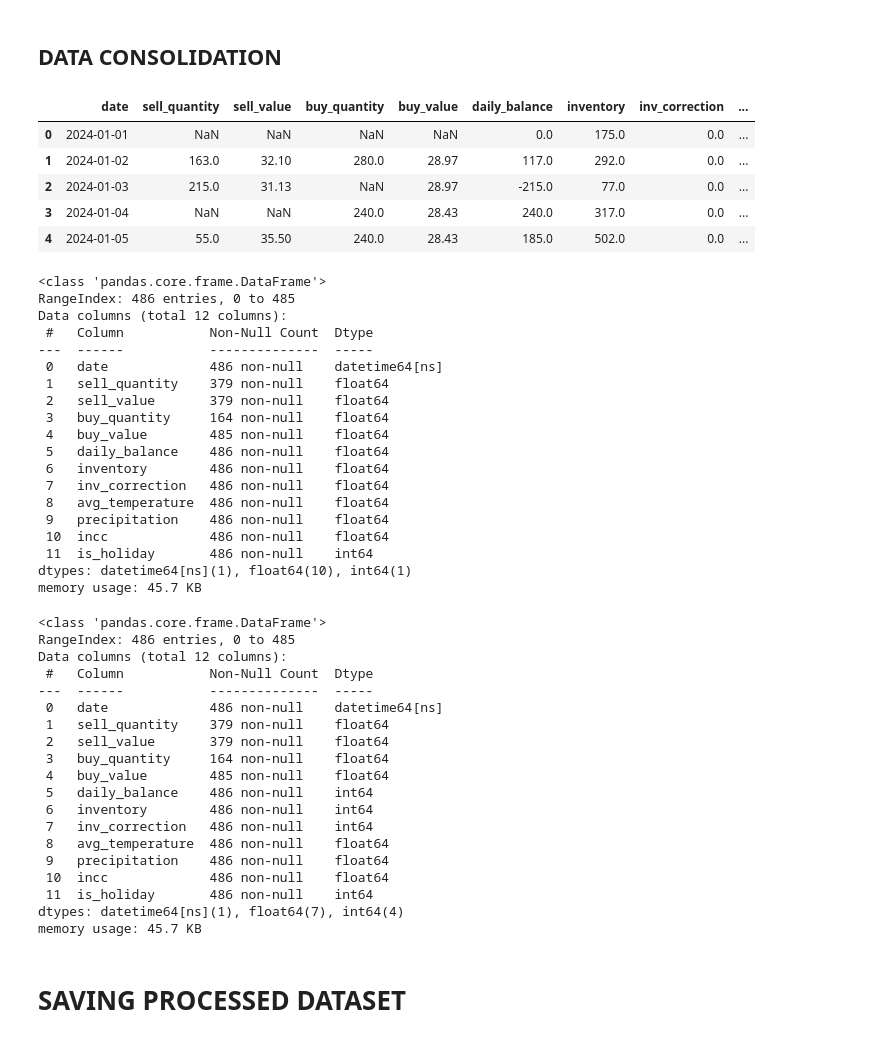
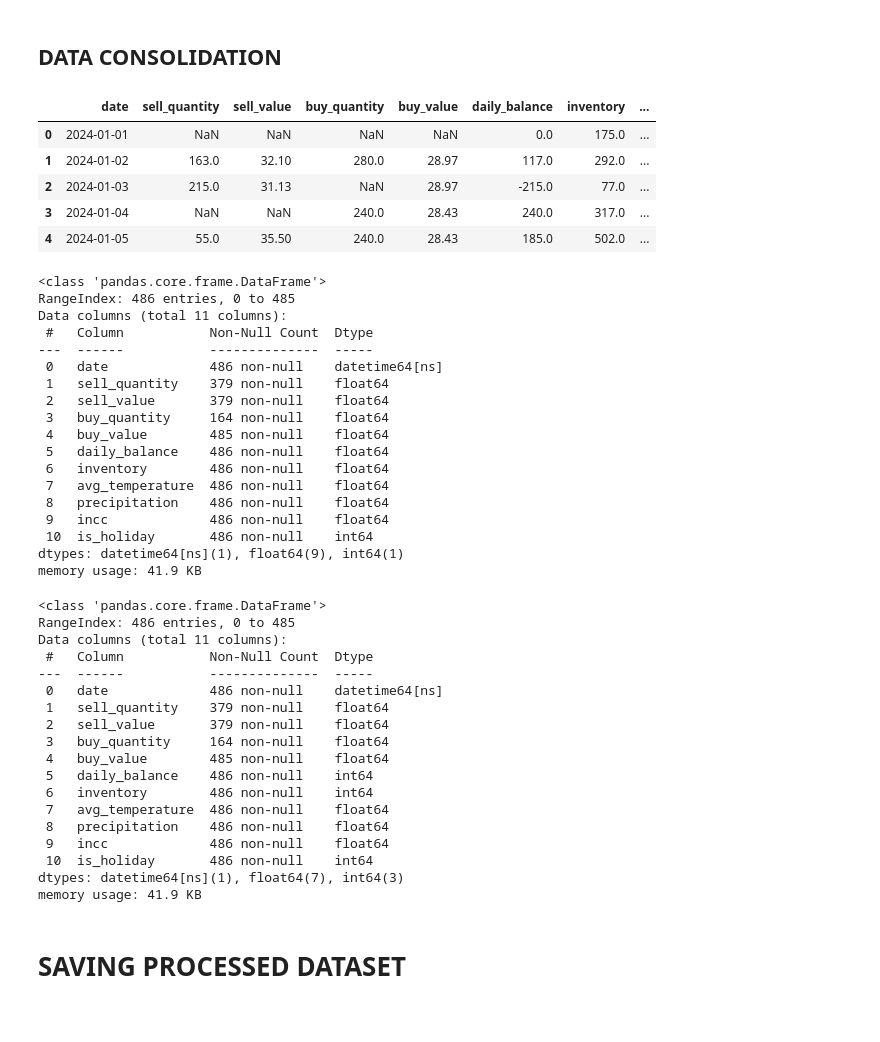
Before and after one commit to fabiogaldinho/Dynamic-Pricing, a Jupyter notebook: notebooks/01_Data_Cleaning.ipynb, the cells around one changed output. Saved outputs shown, nothing was run; the diff lists cells and outputs as text; code cells hidden in the pictures.

```diff
--- a/notebooks/01_Data_Cleaning.ipynb
+++ b/notebooks/01_Data_Cleaning.ipynb
@@ -625,32 +721,32 @@ PBInv(inventory_df[['daily_balance', 'inventory']], "../visuals/10.DailyBalanceI
 # %%
 df = pd.date_range(start = '2024-01-01', end = '2025-04-30', freq = 'D')
 df = pd.DataFrame({'date': df})
 
 df = df.merge(sell_df, on = 'date', how = 'left') \
         .merge(buy_df, on = 'date', how = 'left') \
         .merge(inventory_df, on = 'date', how = 'left') \
         .merge(weather_df, on = 'date', how = 'left') \
         .merge(incc_df, on = 'date', how = 'left') \
         .merge(holidays_df, on = 'date', how = 'left')
 
 df['buy_value'] = df['buy_value'].fillna(method = 'ffill')
 
-df = df.drop('stock_count', axis = 1)
+df = df.drop(columns = {'stock_count', 'inv_correction'}, axis = 1)
 
 df.head()
 # %% [output]
-|  | date | sell_quantity | sell_value | buy_quantity | buy_value | daily_balance | inventory | inv_correction | ... |
-| 0 | 2024-01-01 | NaN | NaN | NaN | NaN | 0.0 | 175.0 | 0.0 | ... |
-| 1 | 2024-01-02 | 163.0 | 32.10 | 280.0 | 28.97 | 117.0 | 292.0 | 0.0 | ... |
-| 2 | 2024-01-03 | 215.0 | 31.13 | NaN | 28.97 | -215.0 | 77.0 | 0.0 | ... |
-| 3 | 2024-01-04 | NaN | NaN | 240.0 | 28.43 | 240.0 | 317.0 | 0.0 | ... |
-| 4 | 2024-01-05 | 55.0 | 35.50 | 240.0 | 28.43 | 185.0 | 502.0 | 0.0 | ... |
+|  | date | sell_quantity | sell_value | buy_quantity | buy_value | daily_balance | inventory | ... |
+| 0 | 2024-01-01 | NaN | NaN | NaN | NaN | 0.0 | 175.0 | ... |
+| 1 | 2024-01-02 | 163.0 | 32.10 | 280.0 | 28.97 | 117.0 | 292.0 | ... |
+| 2 | 2024-01-03 | 215.0 | 31.13 | NaN | 28.97 | -215.0 | 77.0 | ... |
+| 3 | 2024-01-04 | NaN | NaN | 240.0 | 28.43 | 240.0 | 317.0 | ... |
+| 4 | 2024-01-05 | 55.0 | 35.50 | 240.0 | 28.43 | 185.0 | 502.0 | ... |
 # %%
 df.info()
 # %% [output]
 <class 'pandas.core.frame.DataFrame'>
 RangeIndex: 486 entries, 0 to 485
-Data columns (total 12 columns):
+Data columns (total 11 columns):
  #   Column           Non-Null Count  Dtype
 ---  ------           --------------  -----
  0   date             486 non-null    datetime64[ns]
@@ -660,20 +756,19 @@ Data columns (total 12 columns):
  4   buy_value        485 non-null    float64
  5   daily_balance    486 non-null    float64
  6   inventory        486 non-null    float64
- 7   inv_correction   486 non-null    float64
- 8   avg_temperature  486 non-null    float64
- 9   precipitation    486 non-null    float64
- 10  incc             486 non-null    float64
- 11  is_holiday       486 non-null    int64
-dtypes: datetime64[ns](1), float64(10), int64(1)
-memory usage: 45.7 KB
+ 7   avg_temperature  486 non-null    float64
+ 8   precipitation    486 non-null    float64
+ 9   incc             486 non-null    float64
+ 10  is_holiday       486 non-null    int64
+dtypes: datetime64[ns](1), float64(9), int64(1)
+memory usage: 41.9 KB
 # %%
-df = df.astype({'daily_balance': 'int64', 'inventory': 'int64', 'inv_correction': 'int64'})
+df = df.astype({'daily_balance': 'int64', 'inventory': 'int64'})
 df.info()
 # %% [output]
 <class 'pandas.core.frame.DataFrame'>
 RangeIndex: 486 entries, 0 to 485
-Data columns (total 12 columns):
+Data columns (total 11 columns):
  #   Column           Non-Null Count  Dtype
 ---  ------           --------------  -----
  0   date             486 non-null    datetime64[ns]
@@ -683,13 +778,12 @@ Data columns (total 12 columns):
  4   buy_value        485 non-null    float64
  5   daily_balance    486 non-null    int64
  6   inventory        486 non-null    int64
- 7   inv_correction   486 non-null    int64
- 8   avg_temperature  486 non-null    float64
- 9   precipitation    486 non-null    float64
- 10  incc             486 non-null    float64
- 11  is_holiday       486 non-null    int64
-dtypes: datetime64[ns](1), float64(7), int64(4)
-memory usage: 45.7 KB
+ 7   avg_temperature  486 non-null    float64
+ 8   precipitation    486 non-null    float64
+ 9   incc             486 non-null    float64
+ 10  is_holiday       486 non-null    int64
+dtypes: datetime64[ns](1), float64(7), int64(3)
+memory usage: 41.9 KB
 # %% [markdown]
 # **SAVING PROCESSED DATASET**
 # %%
```
Also changed, not shown: parts of 7 cells of this notebook, 17 other files.
